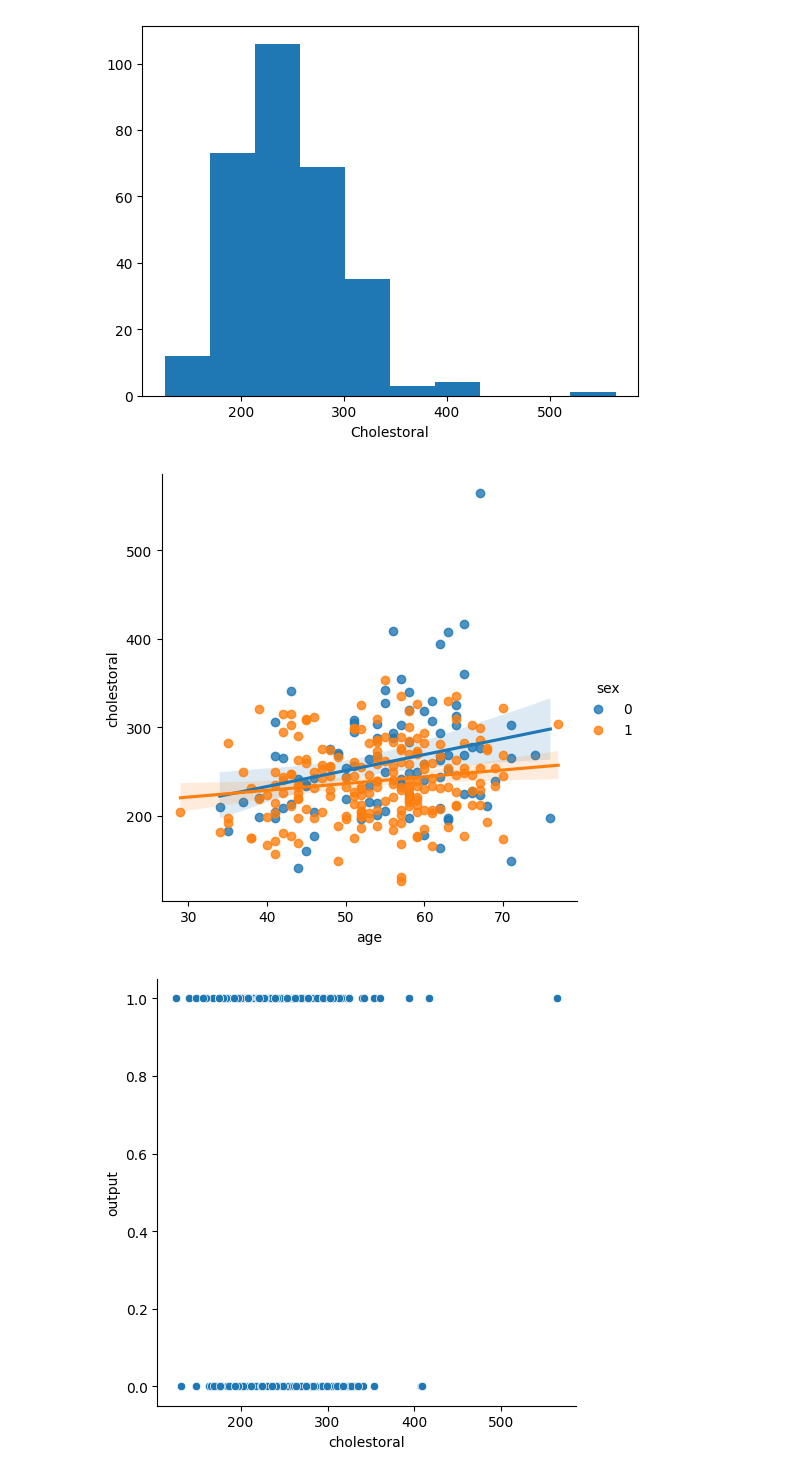
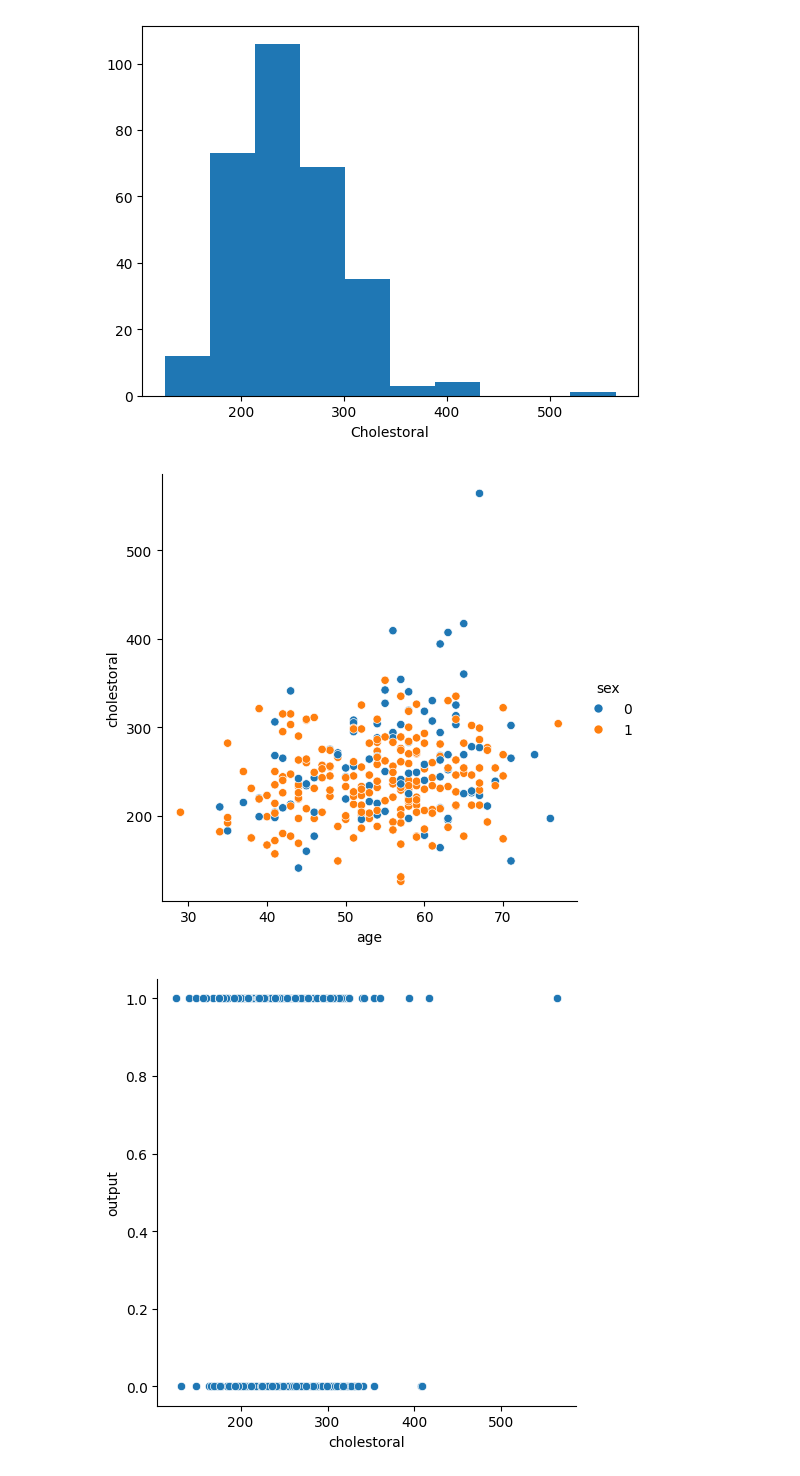
Before and after one commit to jdwatson08/Heart-Disease-Model, a Jupyter notebook: Heart_project.ipynb, the cells around one changed output. Saved outputs shown, nothing was run; the diff lists cells and outputs as text; code cells hidden in the pictures.

```diff
--- a/Heart_project.ipynb
+++ b/Heart_project.ipynb
@@ -170,9 +172,9 @@ plt.show()
 # %% [output]
 [figure]
 # %%
-sns.lmplot(x="age", y="cholestoral", hue="sex", data=new_heart);
+sns.relplot(x="age", y="cholestoral", hue="sex", data=new_heart)
 # %% [output]
-[figure, old version]
+[figure, new version]
 # %%
 sns.relplot(new_heart, x = 'cholestoral', y='output')
 plt.show()
```
Also changed, not shown: parts of 15 cells of this notebook.
